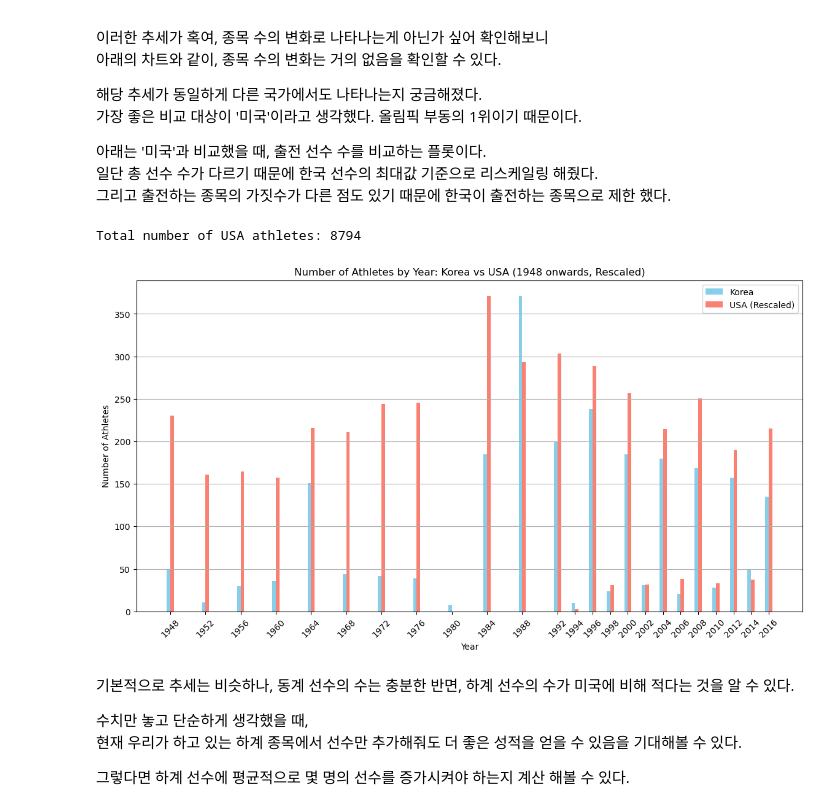
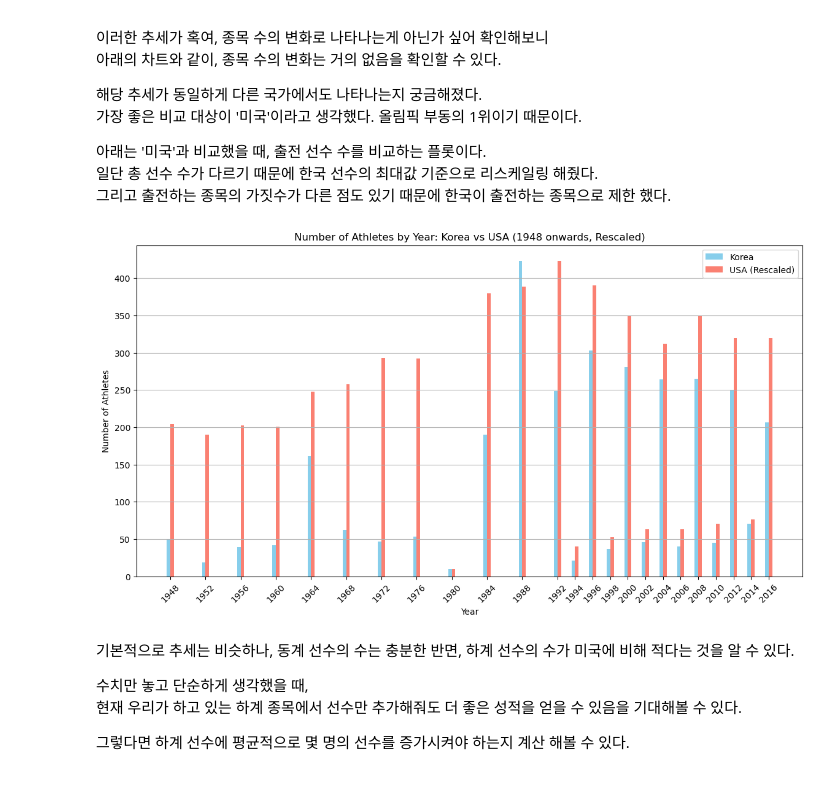
Before and after one commit to SeongJae999/AIffel_Datathon, a Jupyter notebook: olympic.ipynb, the cells around one changed output. Saved outputs shown, nothing was run; the diff lists cells and outputs as text; code cells hidden in the pictures.

```diff
--- a/olympic.ipynb
+++ b/olympic.ipynb
@@ -783,54 +834,74 @@ plt.show()
 그리고 출전하는 종목의 가짓수가 다른 점도 있기 때문에 한국이 출전하는 종목으로 제한 했다.
 # %%
 from sklearn.preprocessing import MinMaxScaler
+
+# 한국 선수 데이터 추출
+korea = all_data[all_data['NOC'] == 'KOR']
+
+# 미국 선수 데이터 추출
+usa = all_data[all_data['NOC'] == 'USA']
 
 # 한국이 출전한 종목 리스트 추출
 korea_sports = korea['Sport'].unique()
 
-# 미국 선수만 추출
-usa = all_data[all_data['NOC'] == 'USA']
-
 # 한국이 출전한 종목에 해당하는 미국 선수만 추출
 usa_filtered = usa[usa['Sport'].isin(korea_sports)]
 
-# 총 미국 선수 수 계산 (ID 기준)
-usa_athletes = usa_filtered['ID'].nunique()
-print(f"Total number of USA athletes: {usa_athletes}")
+# 1948년부터의 연도 리스트 생성
+years_from_1948 = list(range(1948, all_data['Year'].max() + 1))
 
-# 년도 별 출전 미국 선수 수 계산 (1948년부터)
-usa_athletes_by_year = usa_filtered[usa_filtered['Year'] >= 1948].drop_duplicates(subset=['ID']).groupby('Year')['ID'].count()
+# 1948년부터 출전한 한국 선수만 추출
+korea_since_1948 = korea[korea['Year'] >= 1948]
 
-# 미국 선수 수를 한국 선수 수에 맞게 리스케일링
-scaler = MinMaxScaler(feature_range=(0, korea_athletes_by_year.max()))
+# 년도 별 출전 한국 선수 수 계산 (중복 선수 제거)
+korea_athletes_by_year = korea_since_1948.drop_duplicates(subset=['ID', 'Year']).groupby('Year')['ID'].count()
+
+# 1948년부터 출전한 미국 선수만 추출
+usa_since_1948 = usa_filtered[usa_filtered['Year'] >= 1948]
+
+# 년도 별 출전 미국 선수 수 계산 (중복 선수 제거)
+usa_athletes_by_year = usa_since_1948.drop_duplicates(subset=['ID', 'Year']).groupby('Year')['ID'].count()
+
+# 미국 선수 수를 한국 선수 수에 맞게 리스케일링 (MinMaxScaler 사용)
+scaler = MinMaxScaler(feature_range=(korea_athletes_by_year.min(), korea_athletes_by_year.max()))
 usa_athletes_by_year_scaled = scaler.fit_transform(usa_athletes_by_year.values.reshape(-1, 1)).flatten()
+
+# 리스케일링된 데이터 저장을 위한 데이터프레임 생성
+rescaled_data = pd.DataFrame({
+    'Year': korea_athletes_by_year.index,
+    'Korea Athletes': korea_athletes_by_year.values,
+    'USA Athletes (Rescaled)': usa_athletes_by_year_scaled
+})
+
+# 리스케일링된 데이터 저장 (CSV 파일로 저장)
+rescaled_data.to_csv('rescaled_athlete_counts.csv', index=False)
 
 # 년도 별 출전 선수 수 비교 막대 그래프 시각화
 plt.figure(figsize=(14, 7))
 width = 0.4  # 막대 너비
 
 # 막대 그래프 생성
-plt.bar(korea_athletes_by_year.index - width/2, korea_athletes_by_year.values, width=width, label='Korea', color='skyblue')
-plt.bar(usa_athletes_by_year.index + width/2, usa_athletes_by_year_scaled, width=width, label='USA (Rescaled)', color='salmon')
+plt.bar(rescaled_data['Year'] - width/2, rescaled_data['Korea Athletes'], width=width, label='Korea', color='skyblue')
+plt.bar(rescaled_data['Year'] + width/2, rescaled_data['USA Athletes (Rescaled)'], width=width, label='USA (Rescaled)', color='salmon')
 
 # 제목과 레이블 설정
 plt.title('Number of Athletes by Year: Korea vs USA (1948 onwards, Rescaled)')
 plt.xlabel('Year')
 plt.ylabel('Number of Athletes')
 
-# x축 눈금을 일정한 4년 간격으로 설정 그리고 동계 올림픽 년도 추가
-years = list(range(1948, korea_athletes_by_year.index.max() + 1, 4))
+# x축 눈금을 일정한 4년 간격으로 설정 및 동계 올림픽 년도 추가
+years = list(range(1948, rescaled_data['Year'].max() + 1, 4))
 additional_years = [1994, 1998, 2002, 2006, 2010, 2014]
 all_years = sorted(set(years + additional_years))
 plt.xticks(all_years, rotation=45)
 
 plt.legend()
 plt.grid(axis='y')
 
-# 플롯 표시
+# 그래프 표시
 plt.show()
 # %% [output]
-Total number of USA athletes: 8794
-[figure, old version]
+[figure, new version]
 # %% [markdown]
 기본적으로 추세는 비슷하나, 동계 선수의 수는 충분한 반면, 하계 선수의 수가 미국에 비해 적다는 것을 알 수 있다.
 
```
Also changed, not shown: parts of 40 cells of this notebook, 21 other files.
